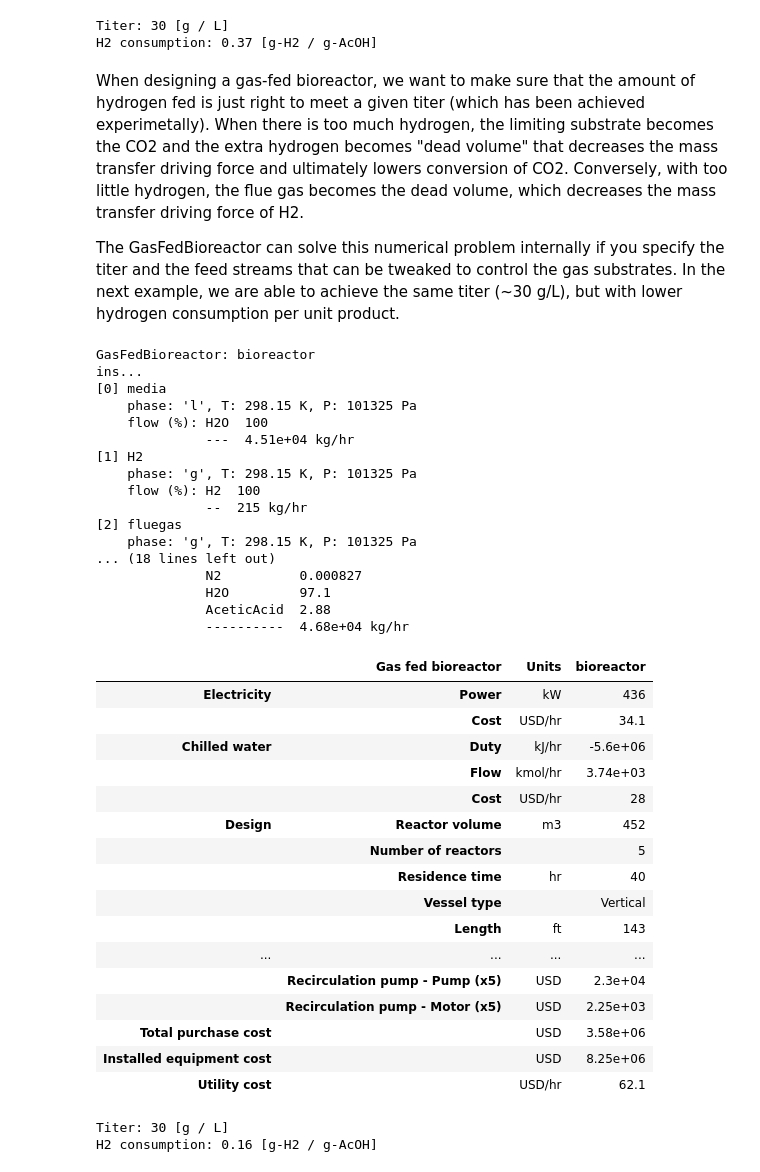
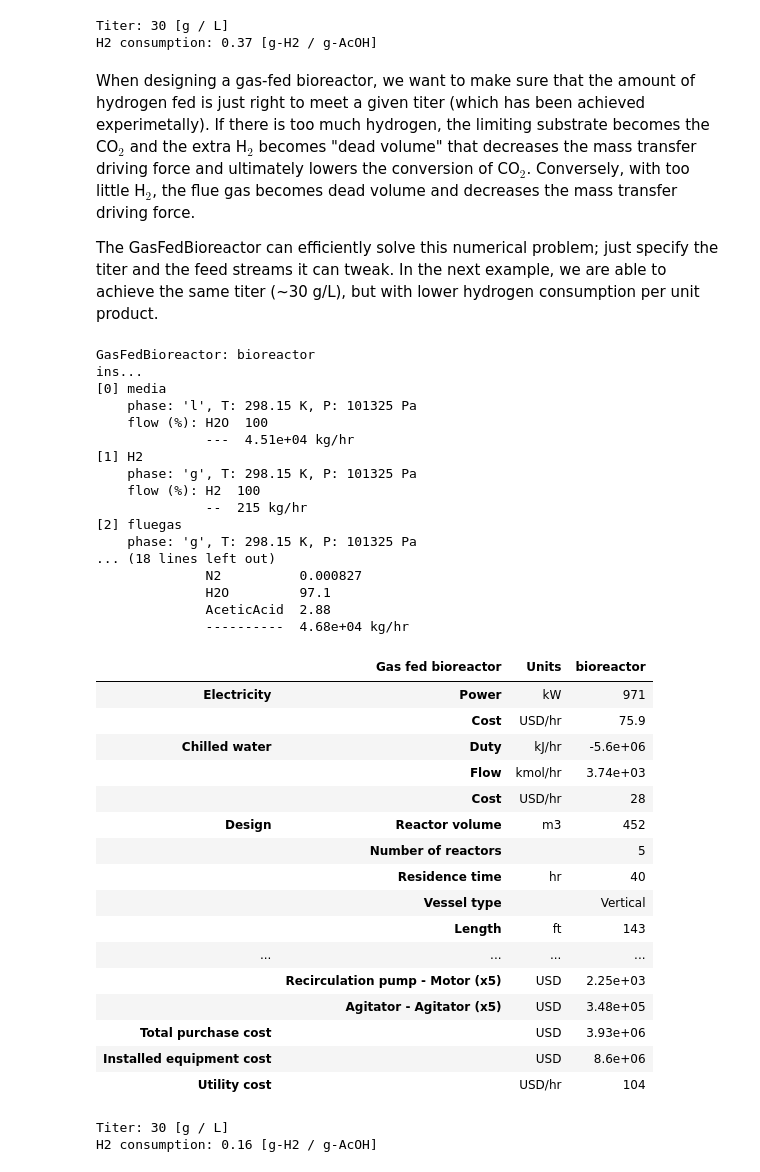
Before and after one commit to BioSTEAMDevelopmentGroup/How2STEAM, a Jupyter notebook: case_studies/Bioreactor_modeling.ipynb, the cells around one changed output. Cells and saved outputs as stored; diff of their text form; code cells hidden in the pictures.

```diff
--- a/case_studies/Bioreactor_modeling.ipynb
+++ b/case_studies/Bioreactor_modeling.ipynb
@@ -889,50 +884,45 @@ print('H2 consumption:', round(H2_consumption, 2), '[g-H2 / g-AcOH]')
 Titer: 30 [g / L]
 H2 consumption: 0.37 [g-H2 / g-AcOH]
 # %% [markdown]
-When designing a gas-fed bioreactor, we want to make sure that the amount of hydrogen fed is just right to meet a given titer (which has been achieved experimetally). When there is too much hydrogen, the limiting substrate becomes the CO2 and the extra hydrogen becomes "dead volume" that decreases the mass transfer driving force and ultimately lowers conversion of CO2. Conversely, with too little hydrogen, the flue gas becomes the dead volume, which decreases the mass transfer driving force of H2.
+When designing a gas-fed bioreactor, we want to make sure that the amount of hydrogen fed is just right to meet a given titer (which has been achieved experimetally). If there is too much hydrogen, the limiting substrate becomes the CO$_2$ and the extra H$_2$ becomes "dead volume" that decreases the mass transfer driving force and ultimately lowers the conversion of CO$_2$. Conversely, with too little H$_2$, the flue gas becomes dead volume and decreases the mass transfer driving force.
 
-The GasFedBioreactor can solve this numerical problem internally if you specify the titer and the feed streams that can be tweaked to control the gas substrates. In the next example, we are able to achieve the same titer (~30 g/L), but with lower hydrogen consumption per unit product.
+The GasFedBioreactor can efficiently solve this numerical problem; just specify the titer and the feed streams it can tweak. In the next example, we are able to achieve the same titer (~30 g/L), but with lower hydrogen consumption per unit product.
 # %%
 bioreactor = bst.GasFedBioreactor(
-    ins=[media, H2, fluegas],
-    outs=(vent, product),
-    tau=40, V_max=500,
-    length_to_diameter=12,
-    reactions=rxn,
-    substrate_reactions=substrate_reaction,
-    gas_substrates=('H2', 'CO', 'CO2'),
-    design='Bubble column',
-    kW_per_m3=0,
-    batch=False,
-    T=305.15,
-    controlled_feeds=[H2, fluegas],
-    titer={'AceticAcid': 30},
+    # Inlets/outlets and reactions
+    ins=[media, H2, fluegas], outs=[vent, product],
+    substrate_reactions=substrate_reaction, reactions=rxn,
+    # Design and operation
+    tau=40, V_max=500, length_to_diameter=12,
+    T=305.15, design='Bubble column', batch=False,
+    # Specifications and controlled variables
+    titer={'AceticAcid': 30}, controlled_feeds=[H2, fluegas],
 )
 bioreactor.simulate()
 bioreactor.show('cwt')
 print()
 bioreactor.results()
 # %% [output]
 GasFedBioreactor: bioreactor
 ins...
 [0] media
     phase: 'l', T: 298.15 K, P: 101325 Pa
     flow (%): H2O  100
               ---  4.51e+04 kg/hr
 [1] H2
     phase: 'g', T: 298.15 K, P: 101325 Pa
     flow (%): H2  100
               --  215 kg/hr
 [2] fluegas
     phase: 'g', T: 298.15 K, P: 101325 Pa
 ... (18 lines left out)
               N2          0.000827
               H2O         97.1
               AceticAcid  2.88
               ----------  4.68e+04 kg/hr
 |  | Gas fed bioreactor | Units | bioreactor |
-| Electricity | Power | kW | 436 |
-|  | Cost | USD/hr | 34.1 |
+| Electricity | Power | kW | 971 |
+|  | Cost | USD/hr | 75.9 |
 | Chilled water | Duty | kJ/hr | -5.6e+06 |
 |  | Flow | kmol/hr | 3.74e+03 |
 |  | Cost | USD/hr | 28 |
@@ -942,11 +932,11 @@ ins...
 |  | Vessel type |  | Vertical |
 |  | Length | ft | 143 |
 | ... | ... | ... | ... |
-|  | Recirculation pump - Pump (x5) | USD | 2.3e+04 |
 |  | Recirculation pump - Motor (x5) | USD | 2.25e+03 |
-| Total purchase cost |  | USD | 3.58e+06 |
-| Installed equipment cost |  | USD | 8.25e+06 |
-| Utility cost |  | USD/hr | 62.1 |
+|  | Agitator - Agitator (x5) | USD | 3.48e+05 |
+| Total purchase cost |  | USD | 3.93e+06 |
+| Installed equipment cost |  | USD | 8.6e+06 |
+| Utility cost |  | USD/hr | 104 |
 # %%
 F_acetic_acid = vent.imass['AceticAcid'] + product.imass['AceticAcid']
 titer = 1000 * (F_acetic_acid) / media.F_mass # ~ g / L
```
Also changed, not shown: parts of 1 cell of this notebook.
